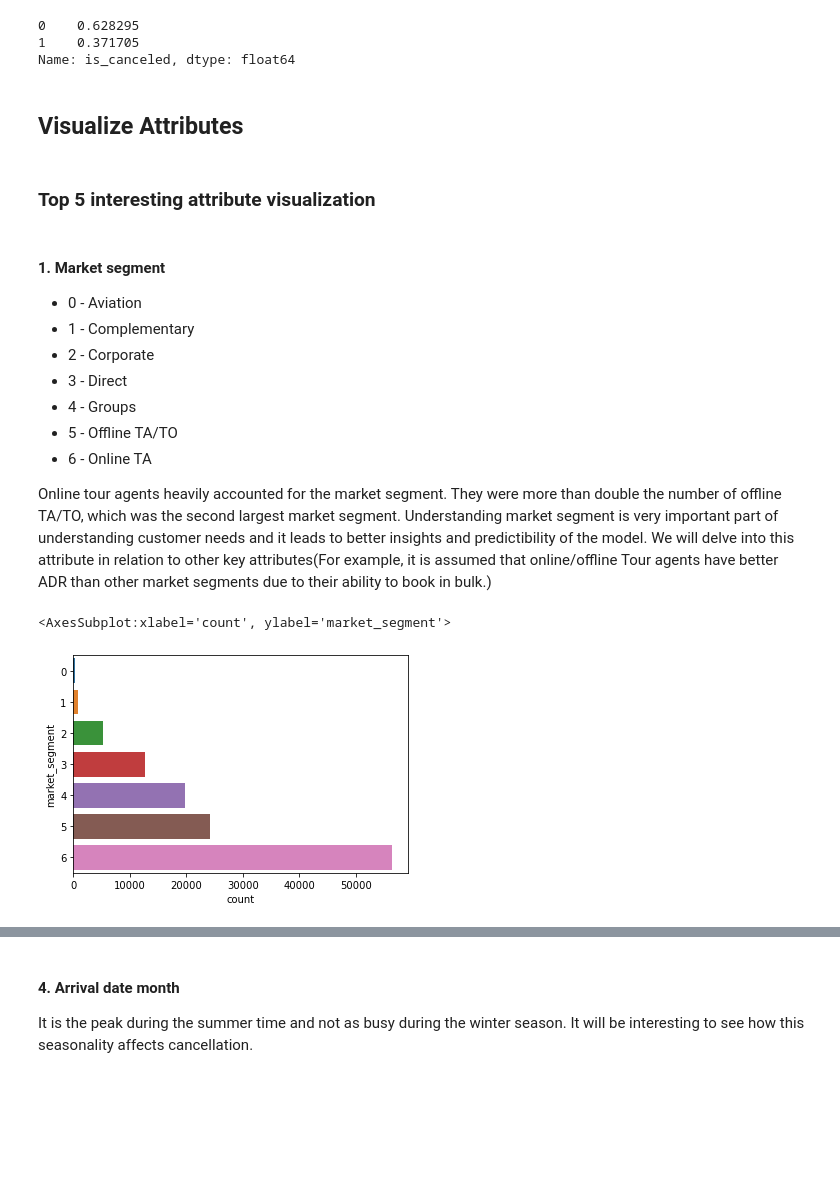
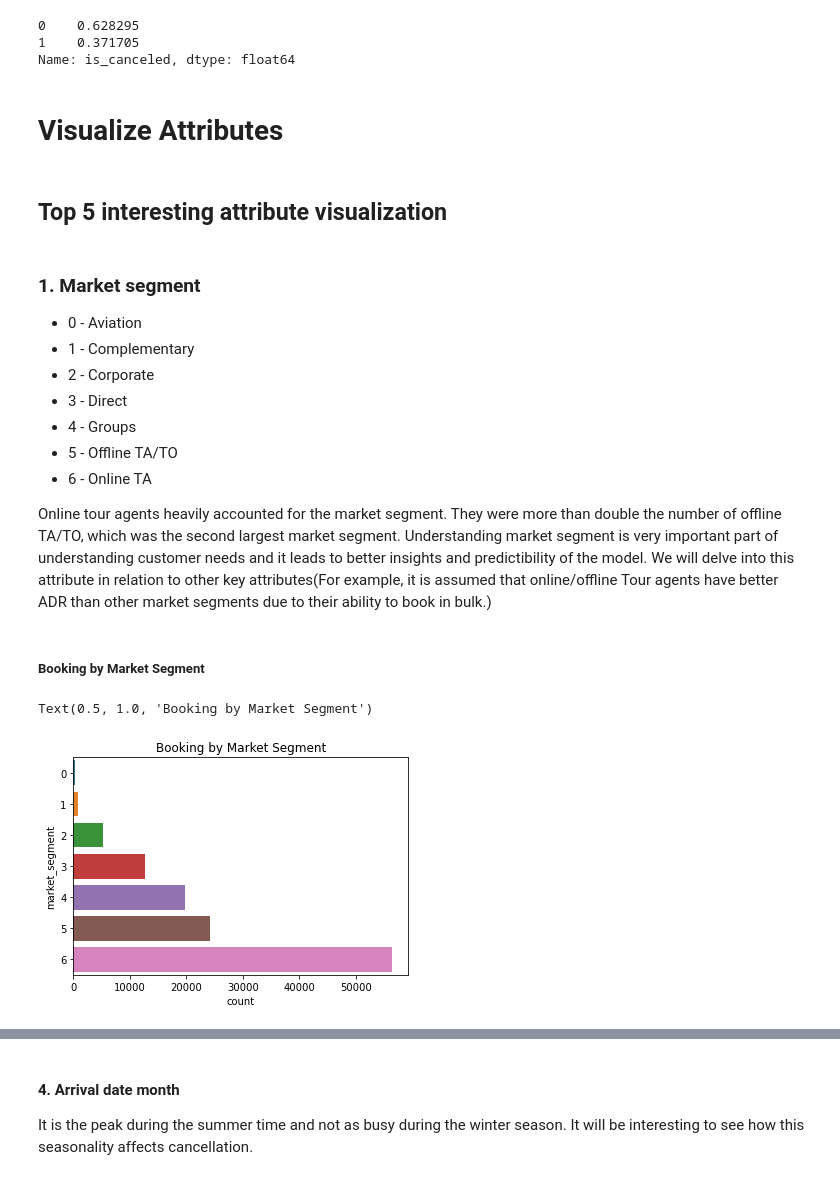
Before and after one commit to olmosjorge28/DS7331_ML1_ASSINGMENTS, a Jupyter notebook: lab1/Lab_1_notebook.ipynb, the cells around one changed output, grey strips where cells are left out. Cells and saved outputs as stored; diff of their text form; code cells hidden in the pictures; blank space fills up the shorter version.

Commit message:
adding graphs and explanation to joint attributes section

```diff
--- a/lab1/Lab_1_notebook.ipynb
+++ b/lab1/Lab_1_notebook.ipynb
@@ -19,0 +33,7 @@
+# %%
+import pandas as pd
+import numpy as np
+
+hotel_bookings = pd.read_csv('hotel_bookings.csv') # read in the csv file
+
+hotel_bookings.head()
@@ -384,11 +410,11 @@ booking_outliers['is_canceled'].value_counts()/booking_outliers['is_canceled'].c
 1    0.371705
 Name: is_canceled, dtype: float64
 # %% [markdown]
-## Visualize Attributes
+# Visualize Attributes<a id='visualize-attributes'/>
 # %% [markdown]
-### Top 5 interesting attribute visualization
+## Top 5 interesting attribute visualization
 # %% [markdown]
-#### 1. Market segment
+### 1. Market segment
 - 0 - Aviation
 - 1 - Complementary
 - 2 - Corporate
@@ -398,11 +424,16 @@ Name: is_canceled, dtype: float64
 - 6 - Online TA
 
 Online tour agents heavily accounted for the market segment. They were more than double the number of offline TA/TO, which was the second largest market segment. Understanding market segment is very important part of understanding customer needs and it leads to better insights and predictibility of the model. We will delve into this attribute in relation to other key attributes(For example, it is assumed that online/offline Tour agents have better ADR than other market segments due to their ability to book in bulk.)
+# %% [markdown]
+##### Booking by Market Segment
 # %%
 import seaborn as sns
+%matplotlib inline
+from matplotlib import pyplot as plt
 
 sns.countplot(y="market_segment", data=hotel_bookings_transform)
+plt.title("Booking by Market Segment")
 # %% [output]
-<AxesSubplot:xlabel='count', ylabel='market_segment'>
+Text(0.5, 1.0, 'Booking by Market Segment')
-[figure, old version]
+[figure, new version]
 # %% [markdown]
```
Also changed, not shown: parts of 57 cells of this notebook.
